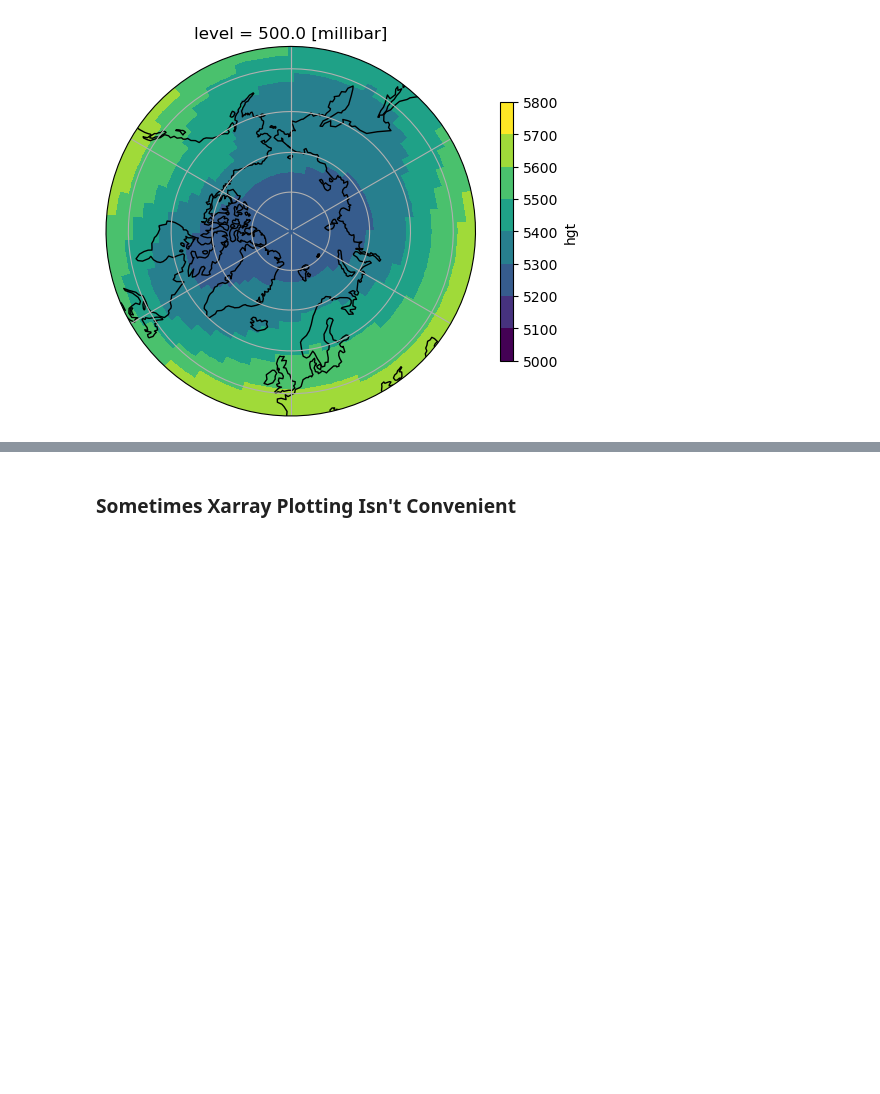
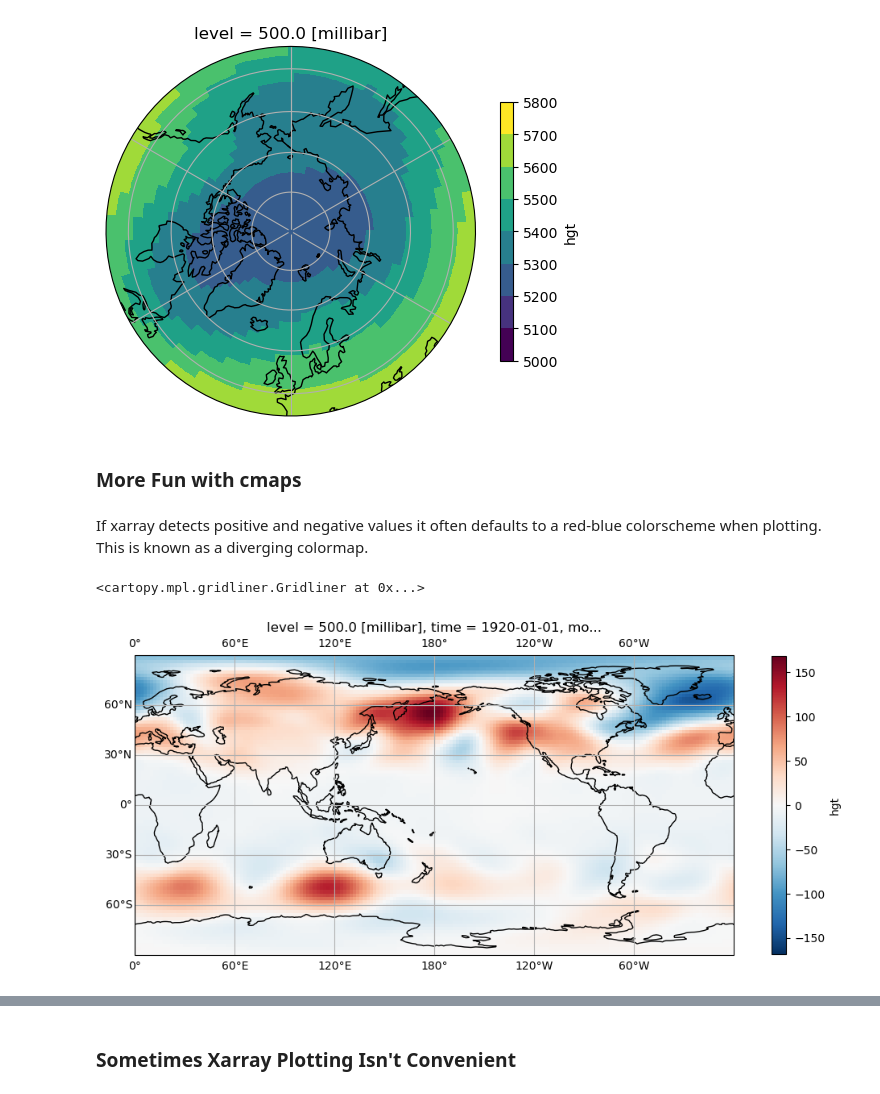
Before and after one commit to kylemcevoy/example_notebooks, a Jupyter notebook: plotting_gallery.ipynb, the cells around one changed output, grey strips where cells are left out. Cells and saved outputs as stored; diff of their text form; code cells hidden in the pictures; blank space fills up the shorter version.

Commit message:
updated plotting gallery with more examples

```diff
--- a/plotting_gallery.ipynb
+++ b/plotting_gallery.ipynb
@@ -166,3 +156,24 @@ ax.set_boundary(circle, transform=ax.transAxes)
 ax.gridlines();
 # %% [output]
 [figure]
+# %% [markdown]
+### More Fun with cmaps
+# %%
+month_means = hgt500.groupby('time.month').mean('time')
+hgt500_anoms = hgt500.groupby('time.month') - month_means
+# %% [markdown]
+If xarray detects positive and negative values it often defaults to a red-blue
+colorscheme when plotting. This is known as a diverging colormap.
+# %%
+cmap_plot = (hgt500_anoms.sel(time='1920-01-01').
+             plot(figsize=(12, 8),
+                  transform=ccrs.PlateCarree(),
+                  subplot_kws={'projection': ccrs.PlateCarree(central_longitude=180)},
+                  cbar_kwargs={'shrink': 0.6}))
+
+cmap_plot.axes.coastlines()
+# add gridlines with labels
+cmap_plot.axes.gridlines(draw_labels=True)
+# %% [output]
+<cartopy.mpl.gridliner.Gridliner at 0x...>
+[figure, added]
```
Also changed, not shown: parts of 9 cells of this notebook.
